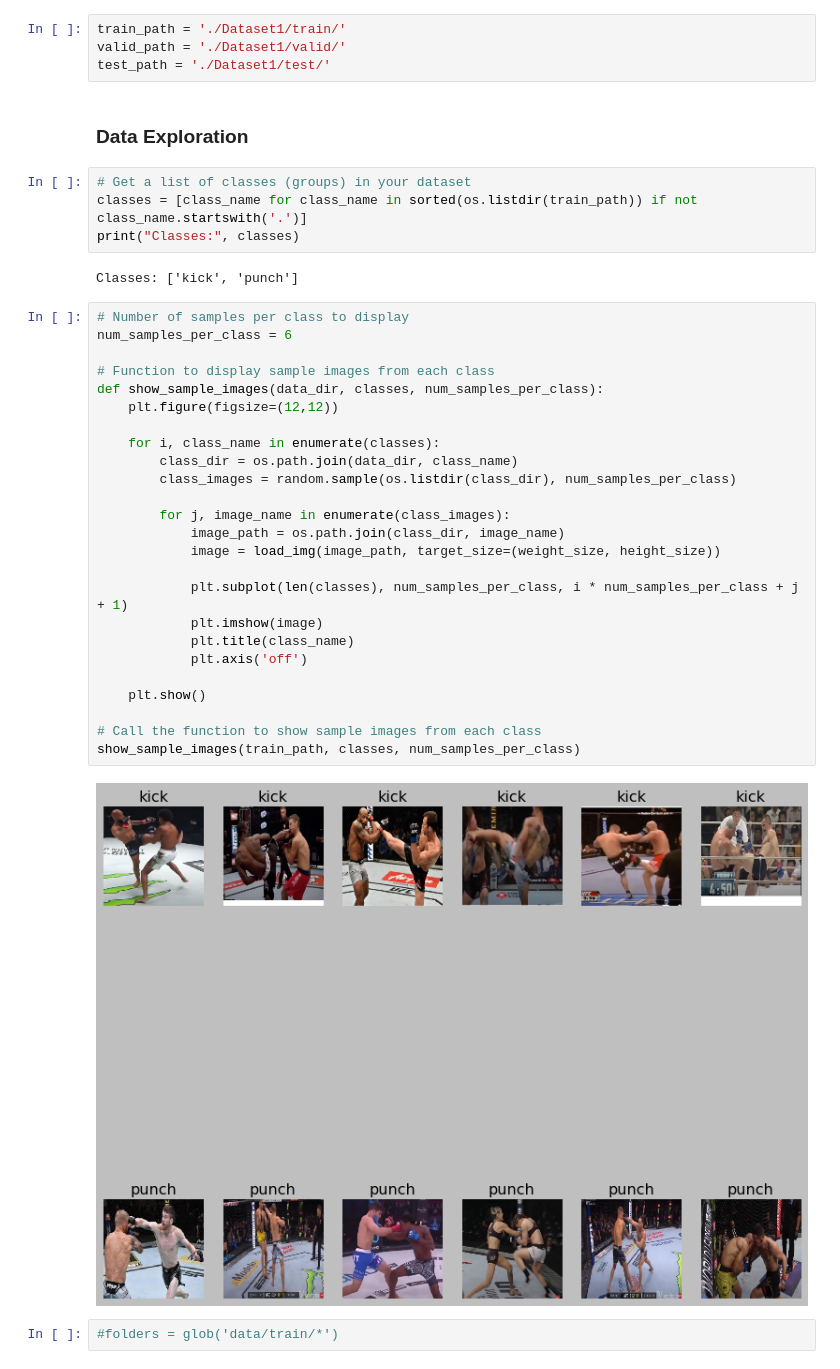
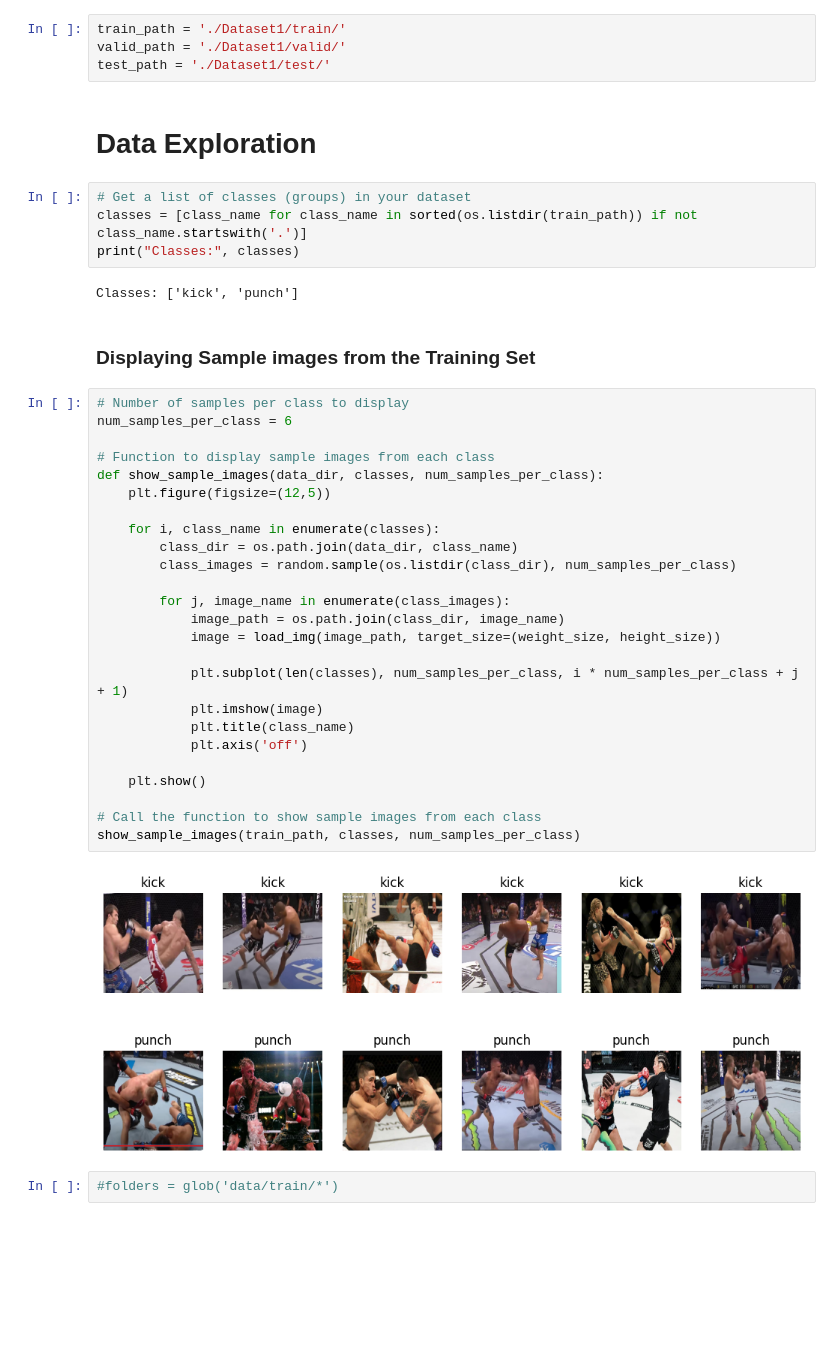
Before and after one commit to jorgeluisgalarraga/kick-and-punch-detection, a Jupyter notebook: kickpunchd_classification_MobileNET_EfficientNET.ipynb, the cells around one changed output. Cells and saved outputs as stored; diff of their text form; blank space fills up the shorter version.

```diff
--- a/kickpunchd_classification_MobileNET_EfficientNET.ipynb
+++ b/kickpunchd_classification_MobileNET_EfficientNET.ipynb
@@ -32,40 +32,42 @@ train_path = './Dataset1/train/'
 valid_path = './Dataset1/valid/'
 test_path = './Dataset1/test/'
 # %% [markdown]
-### Data Exploration
+# Data Exploration
 # %%
 # Get a list of classes (groups) in your dataset
 classes = [class_name for class_name in sorted(os.listdir(train_path)) if not class_name.startswith('.')]
 print("Classes:", classes)
 # %% [output]
 Classes: ['kick', 'punch']
+# %% [markdown]
+### Displaying Sample images from the Training Set
 # %%
 # Number of samples per class to display
 num_samples_per_class = 6
 
 # Function to display sample images from each class
 def show_sample_images(data_dir, classes, num_samples_per_class):
-    plt.figure(figsize=(12,12))
+    plt.figure(figsize=(12,5))
 
     for i, class_name in enumerate(classes):
         class_dir = os.path.join(data_dir, class_name)
         class_images = random.sample(os.listdir(class_dir), num_samples_per_class)
 
         for j, image_name in enumerate(class_images):
             image_path = os.path.join(class_dir, image_name)
             image = load_img(image_path, target_size=(weight_size, height_size))
 
             plt.subplot(len(classes), num_samples_per_class, i * num_samples_per_class + j + 1)
             plt.imshow(image)
             plt.title(class_name)
             plt.axis('off')
 
     plt.show()
 
 # Call the function to show sample images from each class
 show_sample_images(train_path, classes, num_samples_per_class)
 # %% [output]
-[figure, old version]
+[figure, new version]
 # %%
 #folders = glob('data/train/*')
 # %%
```
Also changed, not shown: parts of 5 cells of this notebook, 1 other file.
